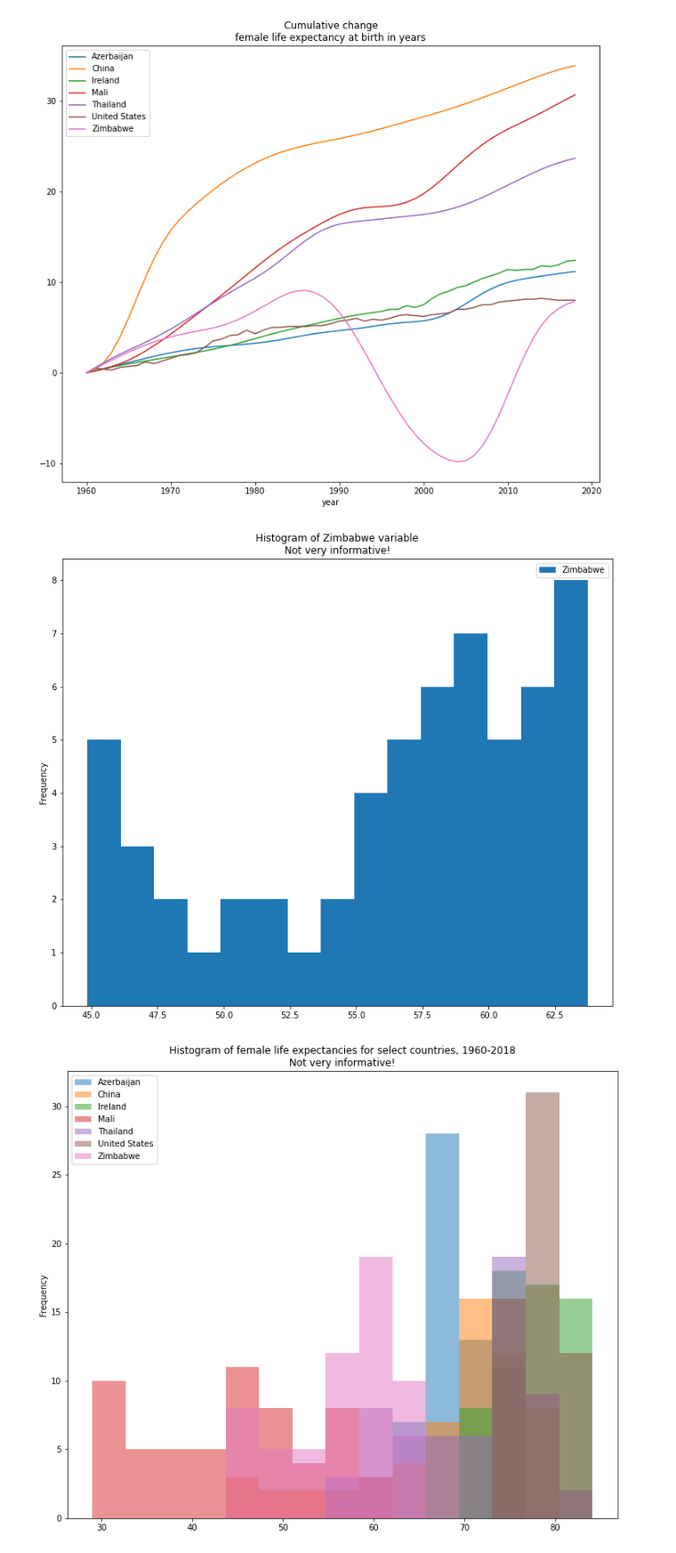
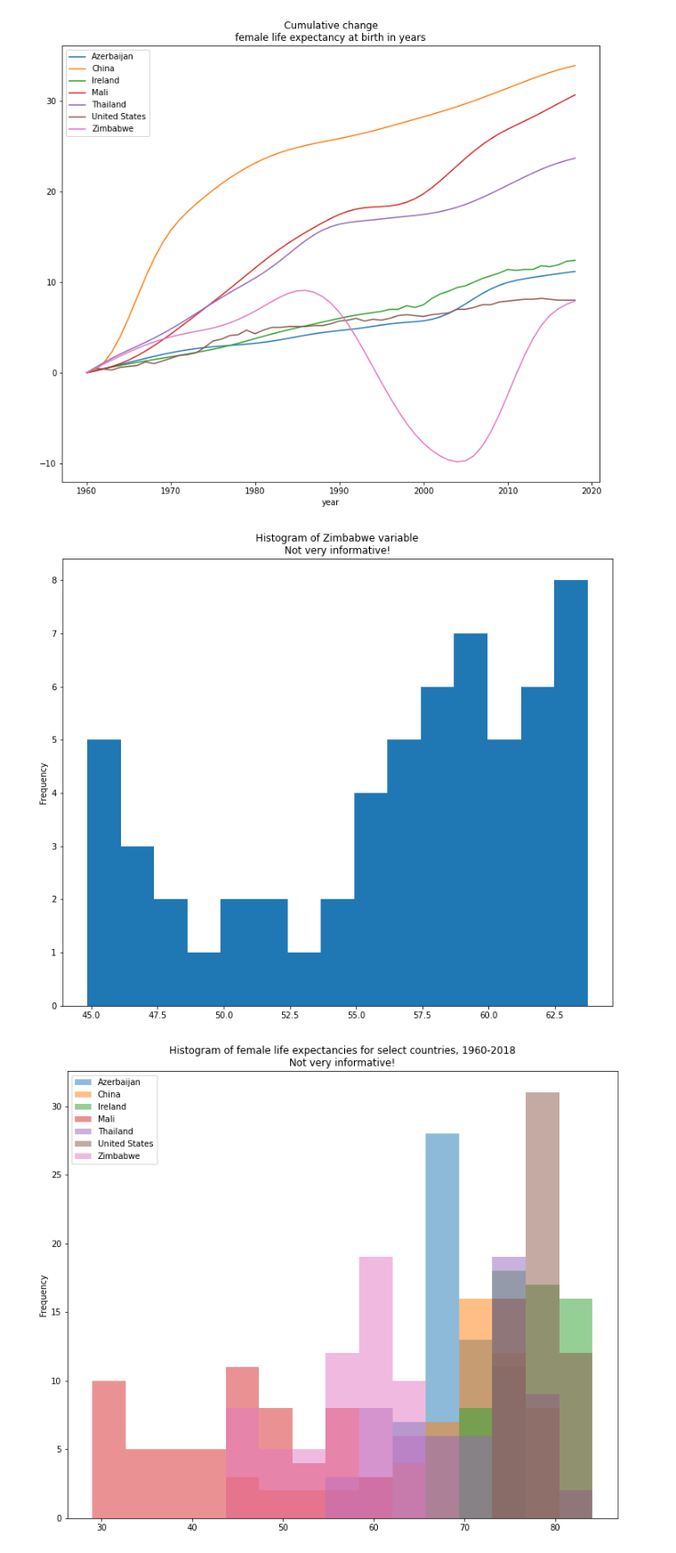
Before and after one commit to brendanrbrown/stor155_sp21, a Jupyter notebook: notebooks/wb_health.ipynb, the cells around one changed output. Shown at 89% size. Cells and saved outputs as stored; diff of their text form; code cells hidden in the pictures.

```diff
--- a/notebooks/wb_health.ipynb
+++ b/notebooks/wb_health.ipynb
@@ -52,12 +68,12 @@ plt.savefig('images/wb_lifexpec_cumulative.jpeg')
 # %%
 # cumulative change
 # could also d.loc[:, d.columns != 'year'].diff().join(d.year).cumsum()
 
-d.plot(y = 'Zimbabwe', kind = 'hist', bins = 15, figsize = (12, 10), title = 'Histogram of Zimbabwe variable\nNot very informative!')
+d.Zimbabwe.plot(kind = 'hist', bins = 15, figsize = (12, 10), title = 'Histogram of Zimbabwe variable\nNot very informative!')
 
 plt.savefig('images/wb_lifexpec_histzimb.jpeg')
 # %% [output]
-[figure, old version]
+[figure, new version]
 # %%
 # cumulative change
 # could also d.loc[:, d.columns != 'year'].diff().join(d.year).cumsum()
```
Also changed, not shown: parts of 3 cells of this notebook, 4 other files.
